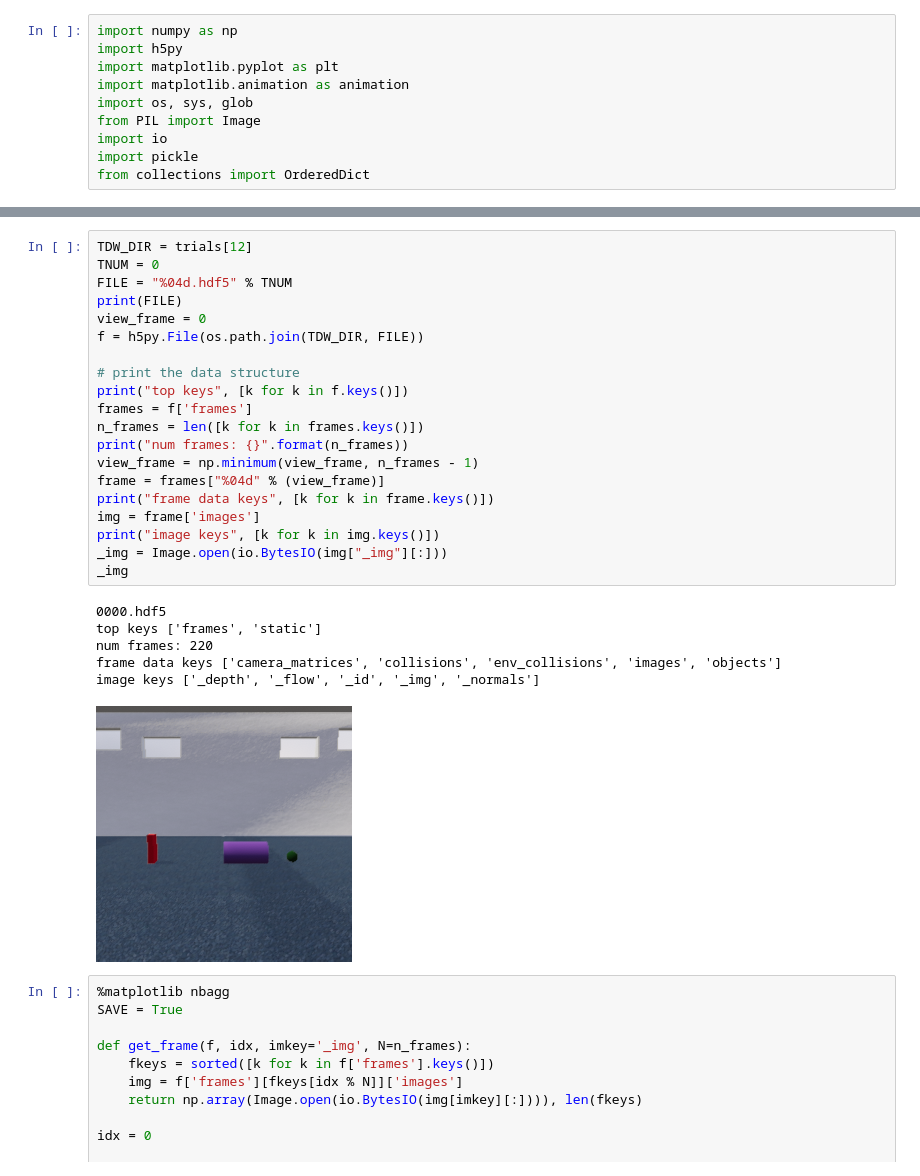
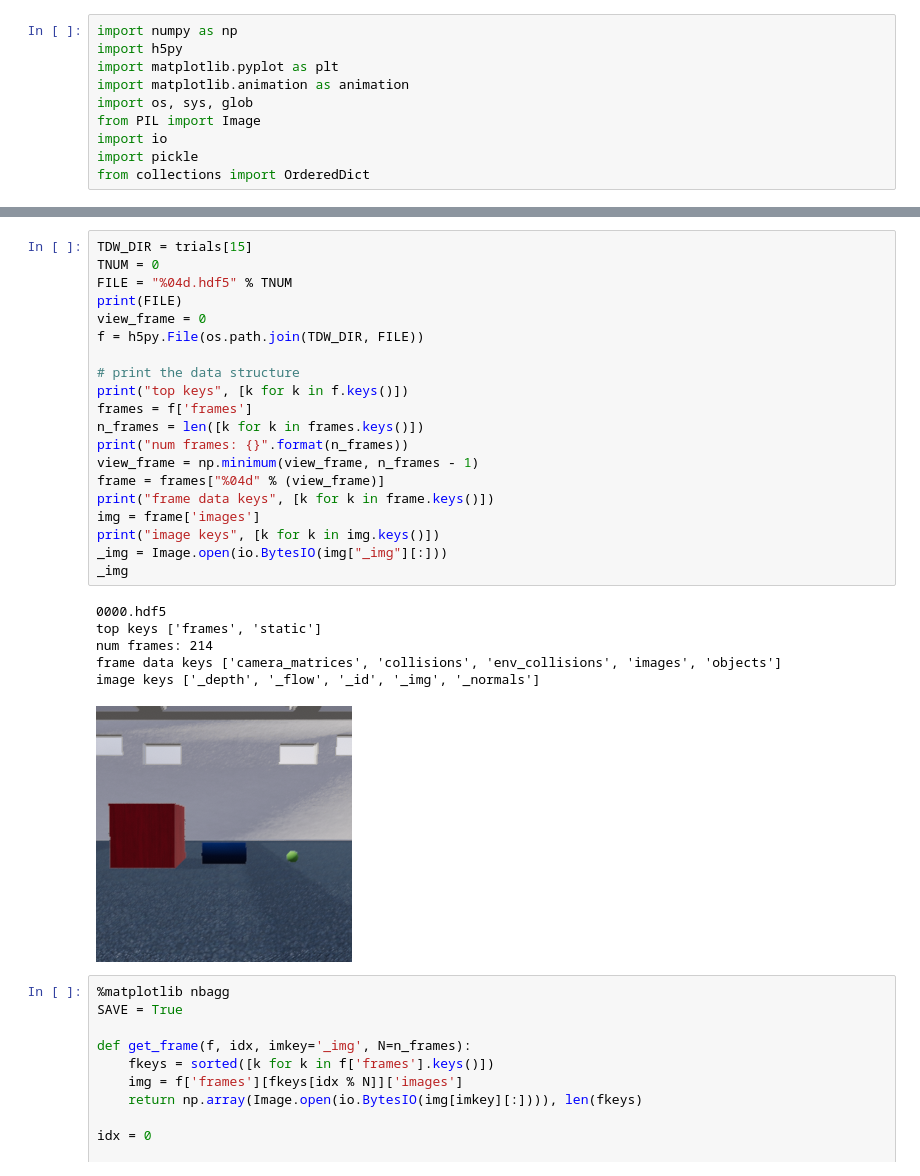
Before and after one commit to alters-mit/tdw_physics, a Jupyter notebook: notebooks/Dominoes_db011921.ipynb, the cells around one changed output, grey strips where cells are left out. Cells and saved outputs as stored; diff of their text form.

```diff
--- a/notebooks/Dominoes_db011921.ipynb
+++ b/notebooks/Dominoes_db011921.ipynb
@@ -30,30 +33,30 @@ trials
 # %%
-TDW_DIR = trials[12]
+TDW_DIR = trials[15]
 TNUM = 0
 FILE = "%04d.hdf5" % TNUM
 print(FILE)
 view_frame = 0
 f = h5py.File(os.path.join(TDW_DIR, FILE))
 
 # print the data structure
 print("top keys", [k for k in f.keys()])
 frames = f['frames']
 n_frames = len([k for k in frames.keys()])
 print("num frames: {}".format(n_frames))
 view_frame = np.minimum(view_frame, n_frames - 1)
 frame = frames["%04d" % (view_frame)]
 print("frame data keys", [k for k in frame.keys()])
 img = frame['images']
 print("image keys", [k for k in img.keys()])
 _img = Image.open(io.BytesIO(img["_img"][:]))
 _img
 # %% [output]
 0000.hdf5
 top keys ['frames', 'static']
-num frames: 220
+num frames: 214
 frame data keys ['camera_matrices', 'collisions', 'env_collisions', 'images', 'objects']
 image keys ['_depth', '_flow', '_id', '_img', '_normals']
-[figure, old version]
+[figure, new version]
 # %%
 %matplotlib nbagg
 SAVE = True
```
Also changed, not shown: parts of 1 cell of this notebook, 2 other files.
